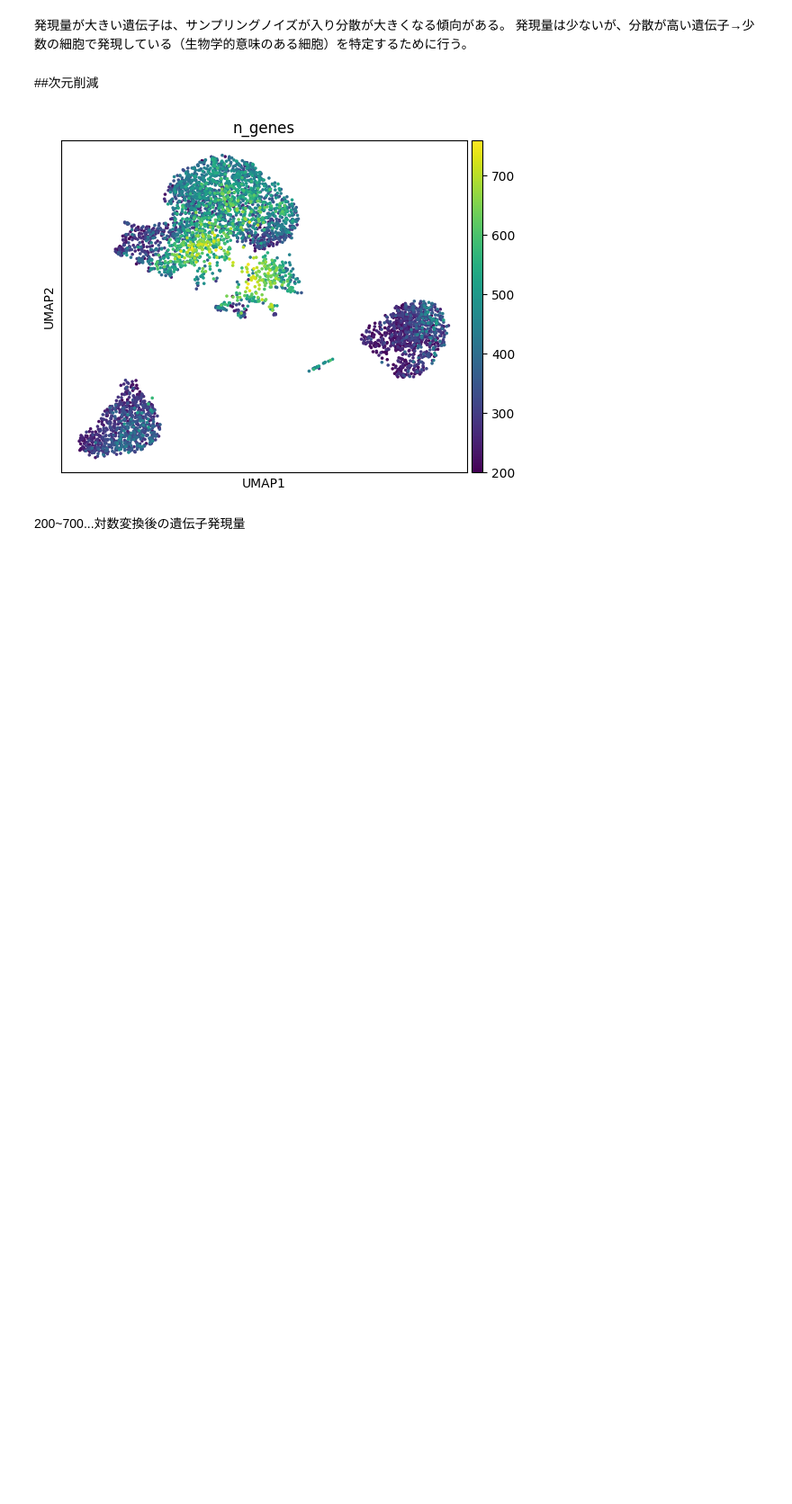
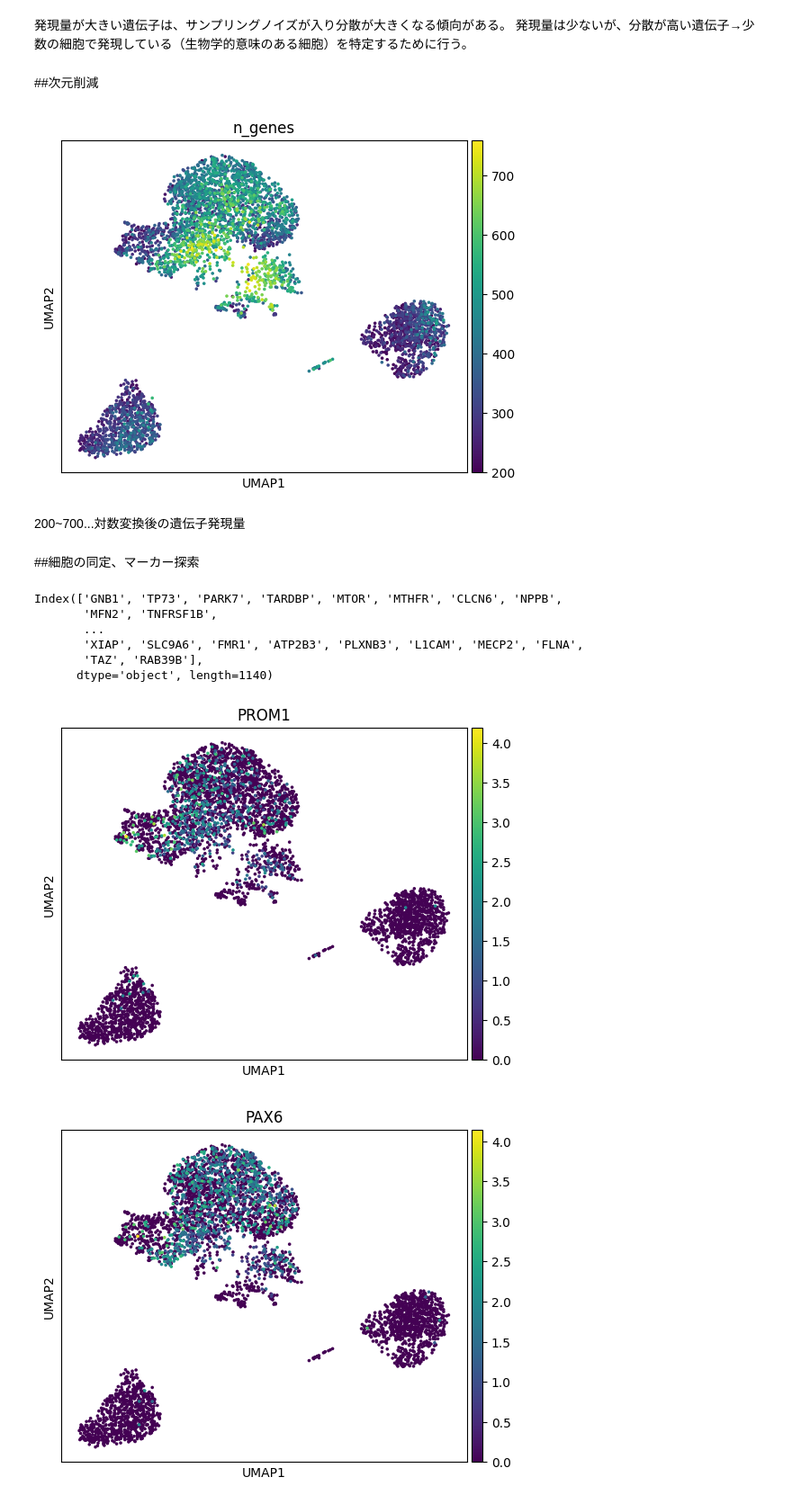
Before and after one commit to jamagiwa/Kaggle, a Jupyter notebook: GBM_scRNAseq.ipynb, the cells around one changed output. Shown at 90% size. Drawn from its saved outputs; the diff is of its cells as text; code cells hidden in the pictures; blank space fills up the shorter version.

```diff
--- a/GBM_scRNAseq.ipynb
+++ b/GBM_scRNAseq.ipynb
@@ -116,0 +93,18 @@ AnnData object with n_obs × n_vars = 5697 × 1186
+# %%
+# ----------------- 遺伝子リストを正しく読み込む -----------------
+# sep='\t'でタブ区切りを指定し、2列目（遺伝子名）をインデックスとして読み込む
+genes_df = pd.read_csv(gene_file, header=None, sep='\t')
+
+# ----------------- AnnDataオブジェクトを作成 -----------------
+adata = ad.AnnData(
+    X=scipy.io.mmread(matrix_file).T.tocsr(),
+    obs=pd.read_csv(barcodes_file, header=None, sep='\t', names=['cell_barcode']),
+    var=pd.DataFrame(index=genes_df.iloc[:, 1].values)
+)
+
+# ----------------- 遺伝子情報（ID、Gene Expressionなど）をadata.varに保存 -----------------
+adata.var['gene_id'] = genes_df.iloc[:, 0].values
+adata.var['feature_type'] = genes_df.iloc[:, 2].values
+
+# ----------------- 確認 -----------------
+print(adata.var)
@@ -134,7 +143,7 @@ print(f"フィルタリング後の細胞数{adata_fil.n_obs}, 遺伝子数{adat
 # %%
 #ミトコンドリア遺伝子を識別する
 #"MT"で始まる遺伝子を探す
-adata_fil.var['MT'] = adata_fil.var["gene_name"].str.startswith("MT-")
+adata_fil.var['MT'] = adata_fil.var['gene_id'].str.startswith("MT-")
 
 fig, axes = plt.subplots(1, 3, figsize=(18, 5))
 
@@ -223,3 +230,23 @@ sc.pl.umap(adata_fil, color = "n_genes")
 [figure]
 # %% [markdown]
 200~700...対数変換後の遺伝子発現量
+# %% [markdown]
+##細胞の同定、マーカー探索
+# %%
+print(adata_fil.var_names)
+# %% [output]
+Index(['GNB1', 'TP73', 'PARK7', 'TARDBP', 'MTOR', 'MTHFR', 'CLCN6', 'NPPB',
+       'MFN2', 'TNFRSF1B',
+       ...
+       'XIAP', 'SLC9A6', 'FMR1', 'ATP2B3', 'PLXNB3', 'L1CAM', 'MECP2', 'FLNA',
+       'TAZ', 'RAB39B'],
+      dtype='object', length=1140)
+# %%
+sc.pl.umap(adata_fil, color = "PROM1")
+sc.pl.umap(adata_fil, color = "PAX6")#神経幹細胞の自己複製を維持
+sc.pl.umap(adata_fil, color = "RELN")#移動中の神経細胞の停止をさえる
+sc.pl.umap(adata_fil, color = "SOX2")
+sc.pl.umap(adata_fil, color = "POU5F1")#OCT4
+# %% [output]
+[figure, added]
+[figure, added]
```
Also changed, not shown: parts of 8 cells of this notebook.
